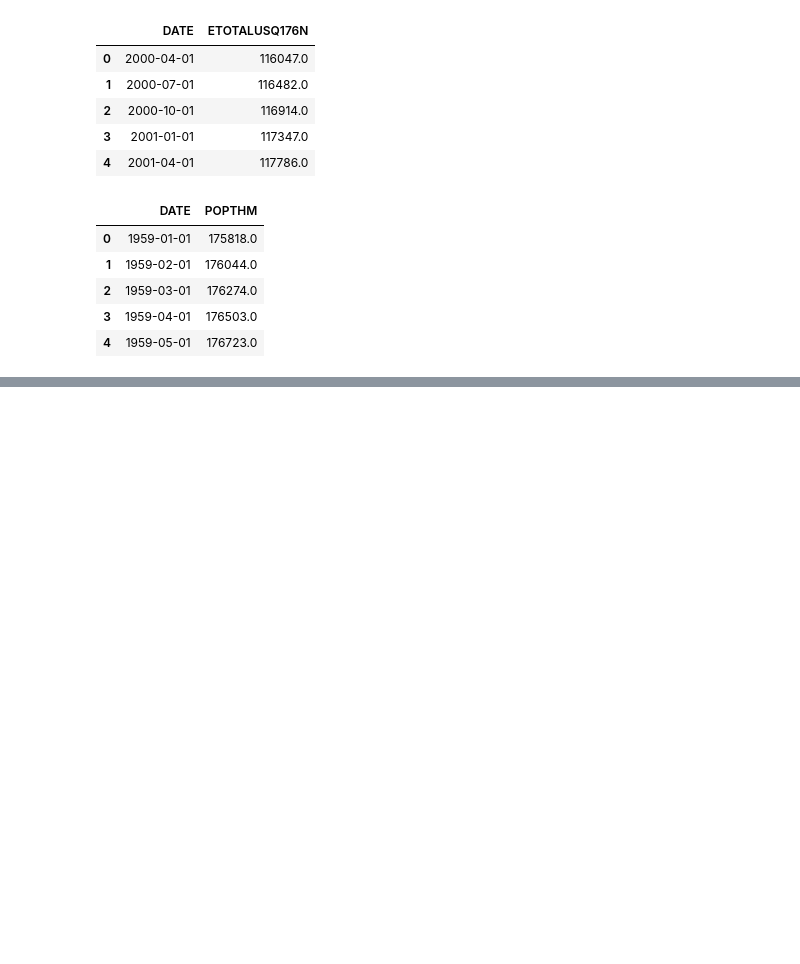
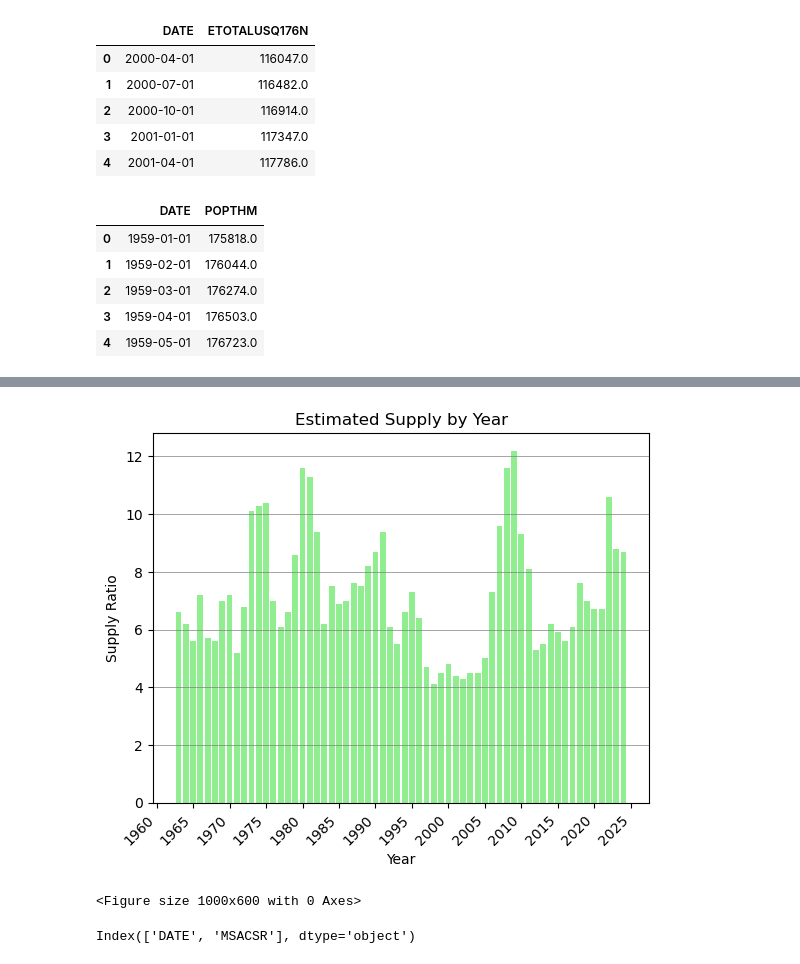
Before and after one commit to Sethdcarter/group8_data_project_1, a Jupyter notebook: Codes/Population and Supply.ipynb, the cells around one changed output, grey strips where cells are left out. Saved outputs shown, nothing was run; the diff lists cells and outputs as text; code cells hidden in the pictures; blank space fills up the shorter version.

```diff
--- a/Codes/Population and Supply.ipynb
+++ b/Codes/Population and Supply.ipynb
@@ -184,0 +227,41 @@ plt.show()
+# %%
+fig, ax = plt.subplots()
+
+plt.figure(figsize=(10, 6))
+ax.bar(supply_df['Date'], supply_df['Supply'], color='lightgreen')
+
+# Add labels and title
+ax.set_xlabel('Year')
+ax.set_ylabel('Supply Ratio')
+ax.set_title('Estimated Supply by Year')
+#ax.xticks(supply_df['Date'])
+
+# Rotate the x-axis labels for better readability
+#ax.set_xticks(supply_df['Date'], rotation=45, ha='right')
+ax.xaxis.set_major_locator(ticker.MultipleLocator(5))
+plt.setp(ax.get_xticklabels(), rotation=45, ha='right')
+
+# Show the plot
+plt.tight_layout()
+
+ax.grid(visible=True, axis='y', which='major', linestyle='-', color='grey', linewidth=0.5)
+
+
+
+#Export graph to png
+folder = "../Output/"  # Adjust the path as needed
+
+# Ensure the folder exists, create it if it doesn't
+if not os.path.exists(folder):
+    os.makedirs(folder)
+
+# Save the plot to the specified folder
+fig.savefig(os.path.join(folder, 'Estimated_Supply.png'), dpi=600)
+plt.show()
+# %% [output]
+[figure, added]
+<Figure size 1000x600 with 0 Axes>
+# %%
+print(supply_alt.columns)
+# %% [output]
+Index(['DATE', 'MSACSR'], dtype='object')
```
Also changed, not shown: parts of 10 cells of this notebook.
